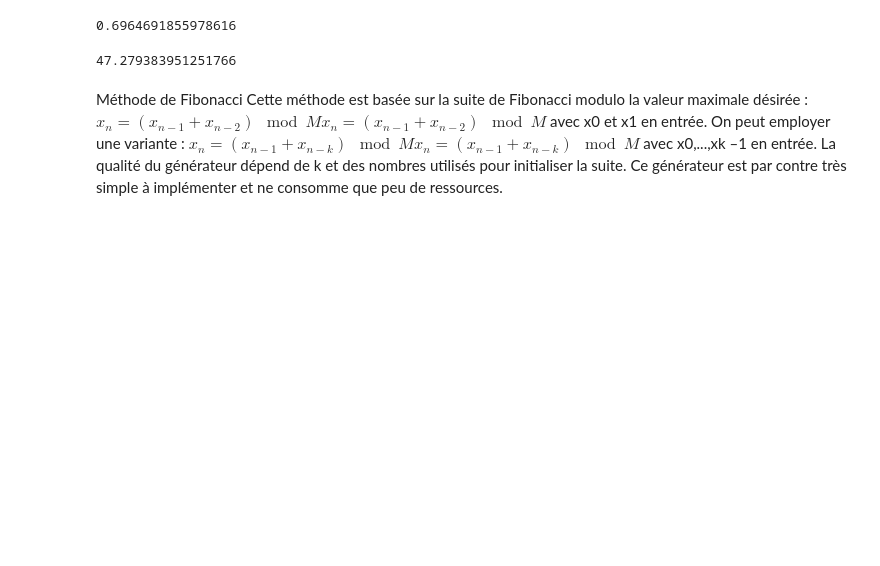
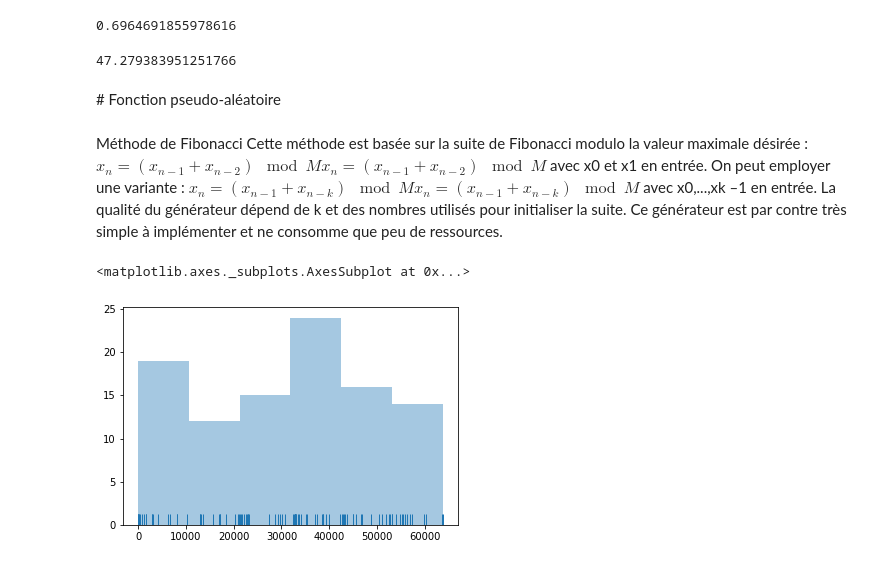
Before and after one commit to GregoryLagasse/random, a Jupyter notebook: jupyter/random.ipynb, the cells around one changed output. Saved outputs shown, nothing was run; the diff lists cells and outputs as text; code cells hidden in the pictures; blank space fills up the shorter version.

Commit message:
Création de deux generateur de nombre pseudo aléatoire. Analyse de ces deux Classes.

```diff
--- a/jupyter/random.ipynb
+++ b/jupyter/random.ipynb
@@ -20,6 +27,8 @@ for i in range(100):
 np.sum(rl)
 # %% [output]
 47.279383951251766
+# %% [markdown]
+# Fonction pseudo-aléatoire
 # %% [markdown]
 Méthode de Fibonacci
 Cette méthode est basée sur la suite de Fibonacci modulo la valeur maximale désirée :
@@ -31,0 +39,38 @@ class generator_fibonacci():
+# %%
+class GeneratorFibonacciSimple:
+    """
+    Pseudo-random number generator based on the Fubonaci sequence.
+
+
+
+    """
+
+    def __init__(self, M, x_0, x_1):
+        self.M = M
+        self.x_n_0 = x_0
+        self.x_n_1 = x_1
+
+    def generator(self):
+        while True:
+            self.x_tmp = self.x_n_0
+            self.x_n_0 = self.x_n_1
+            self.x_n_1 = np.mod(self.x_tmp + self.x_n_0, self.M)
+            yield self.x_n_1
+# %%
+M = 2**16 - 1
+x_0 = 1
+x_1 = M / 2
+rang = 100
+
+random = GeneratorFibonacciSimple(M, x_0, x_1)
+assert next(random.generator()) <= M
+# %%
+X = []
+for i in range(rang):
+    x = next(random.generator())
+    X.append(x)
+
+sns.distplot(X, kde=False, rug=True)
+# %% [output]
+<matplotlib.axes._subplots.AxesSubplot at 0x...>
+[figure, added]
```
Also changed, not shown: parts of 18 cells of this notebook.
